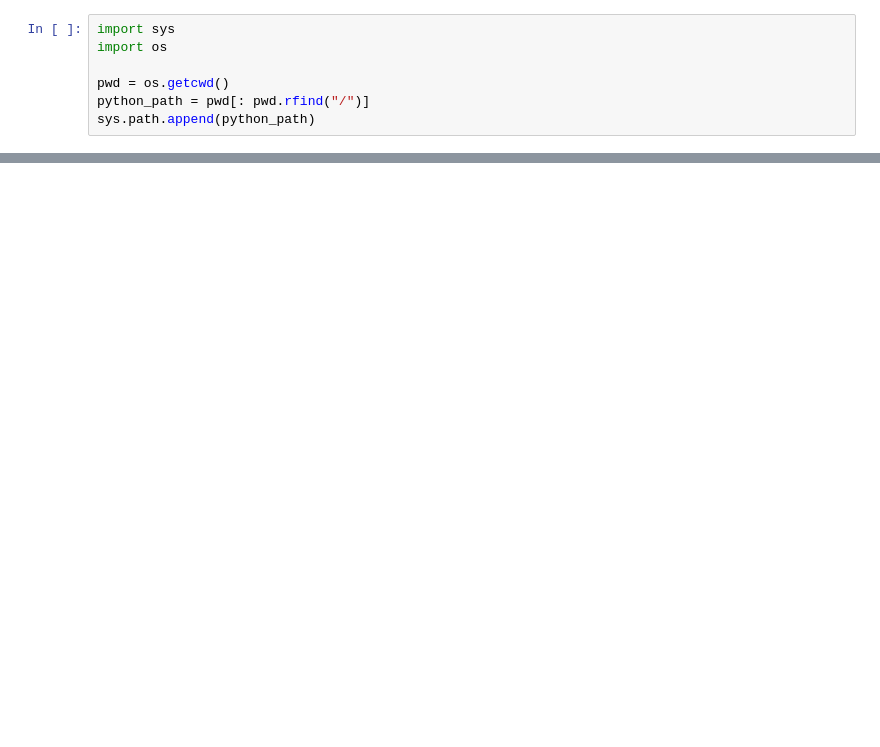
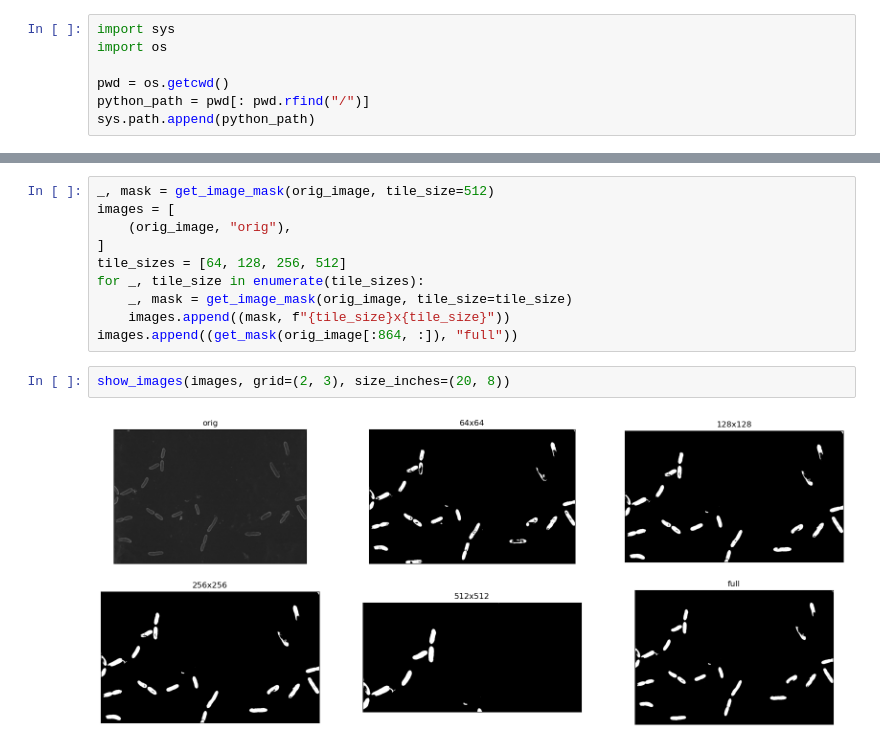
Before and after one commit to tcaty/bacteria-detection, a Jupyter notebook: src/notebooks/train_r_cnn.ipynb, the cells around one changed output, grey strips where cells are left out. Drawn from its saved outputs; the diff is of its cells as text; blank space fills up the shorter version.

```diff
--- a/src/notebooks/train_r_cnn.ipynb
+++ b/src/notebooks/train_r_cnn.ipynb
@@ -76,0 +111,14 @@ len(module.val_dataloader())
+# %%
+_, mask = get_image_mask(orig_image, tile_size=512)
+images = [
+    (orig_image, "orig"),
+]
+tile_sizes = [64, 128, 256, 512]
+for _, tile_size in enumerate(tile_sizes):
+    _, mask = get_image_mask(orig_image, tile_size=tile_size)
+    images.append((mask, f"{tile_size}x{tile_size}"))
+images.append((get_mask(orig_image[:864, :]), "full"))
+# %%
+show_images(images, grid=(2, 3), size_inches=(20, 8))
+# %% [output]
+[figure, added]
```
Also changed, not shown: parts of 9 cells of this notebook, 5 other files.
